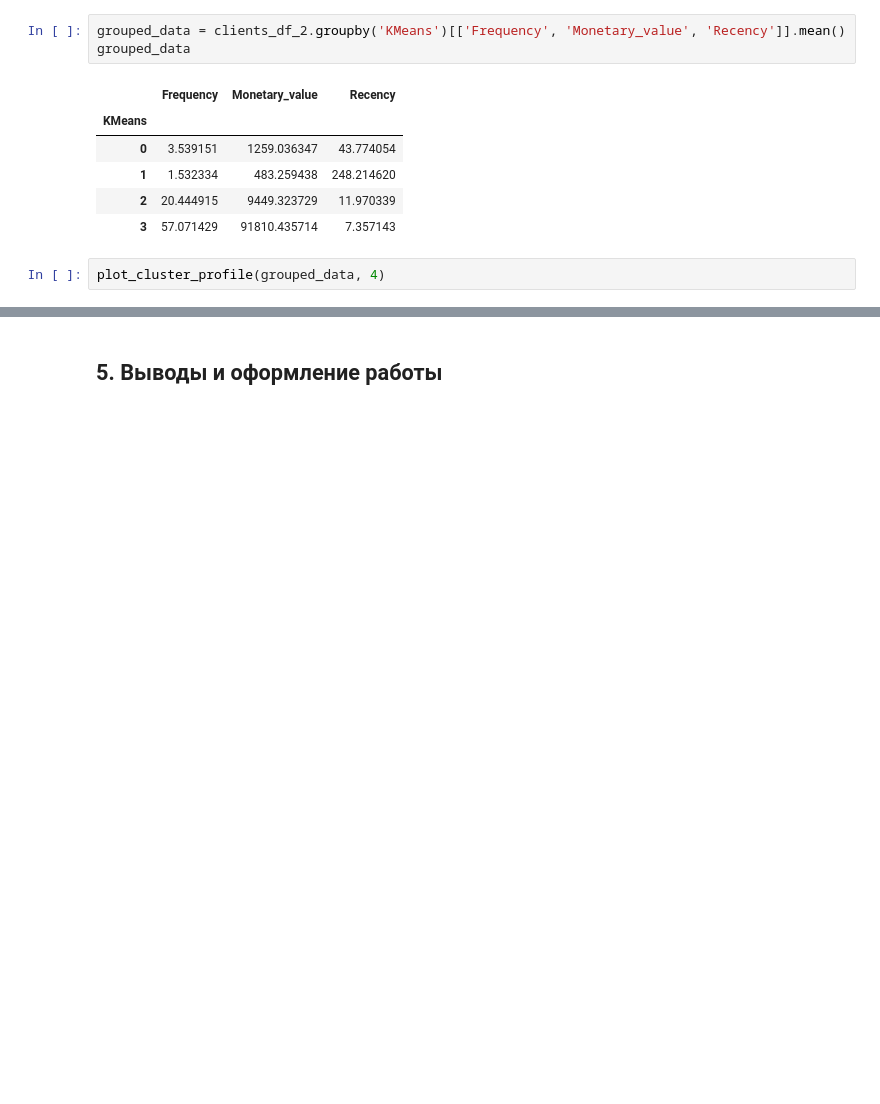
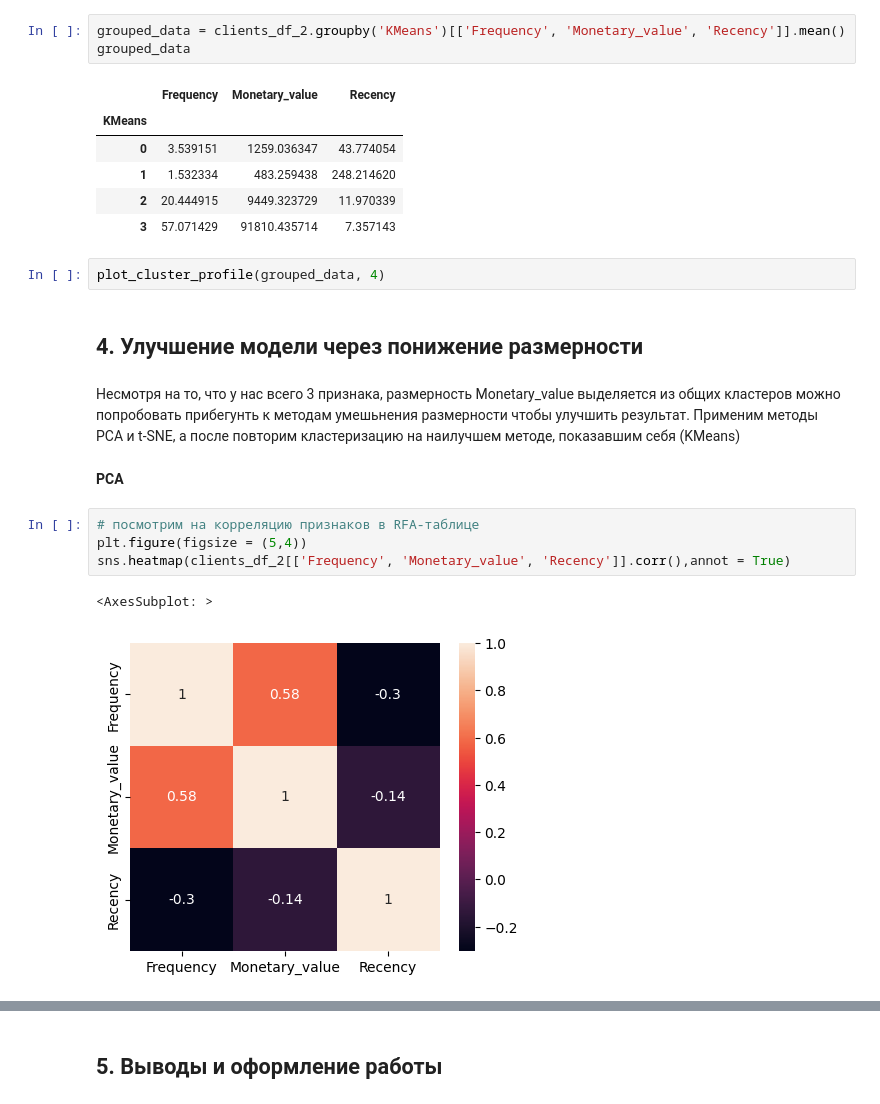
Before and after one commit to TelichkoLyudmila/SF-DS-1, a Jupyter notebook: project_6/PROJECT-6._Сегментация_клиентов_онлайн-магазина.ipynb, the cells around one changed output, grey strips where cells are left out. Drawn from its saved outputs; the diff is of its cells as text; blank space fills up the shorter version.

```diff
--- a/project_6/PROJECT-6._Сегментация_клиентов_онлайн-магазина.ipynb
+++ b/project_6/PROJECT-6._Сегментация_клиентов_онлайн-магазина.ipynb
@@ -906,3 +906,16 @@ grouped_data
 | 3 | 57.071429 | 91810.435714 | 7.357143 |
 # %%
 plot_cluster_profile(grouped_data, 4)
+# %% [markdown]
+## 4. Улучшение модели через понижение размерности
+# %% [markdown]
+Несмотря на то, что у нас всего 3 признака, размерность Monetary_value выделяется из общих кластеров можно попробовать прибегунть к методам умешьнения размерности чтобы улучшить результат. Применим методы PCA и t-SNE, а после повторим кластеризацию на наилучшем методе, показавшим себя (KMeans)
+# %% [markdown]
+**PCA**
+# %%
+# посмотрим на корреляцию признаков в RFA-таблице
+plt.figure(figsize = (5,4))
+sns.heatmap(clients_df_2[['Frequency', 'Monetary_value', 'Recency']].corr(),annot = True)
+# %% [output]
+<AxesSubplot: >
+[figure, added]
```
Also changed, not shown: parts of 27 cells of this notebook, 1 other file.
